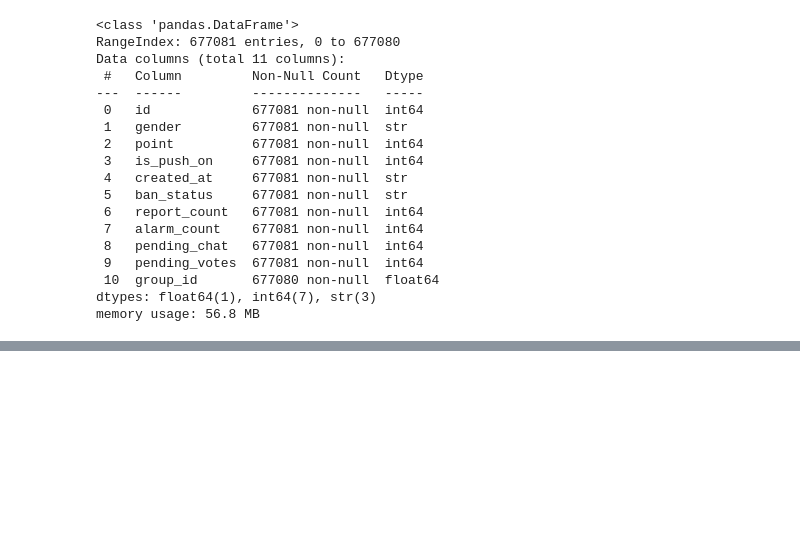
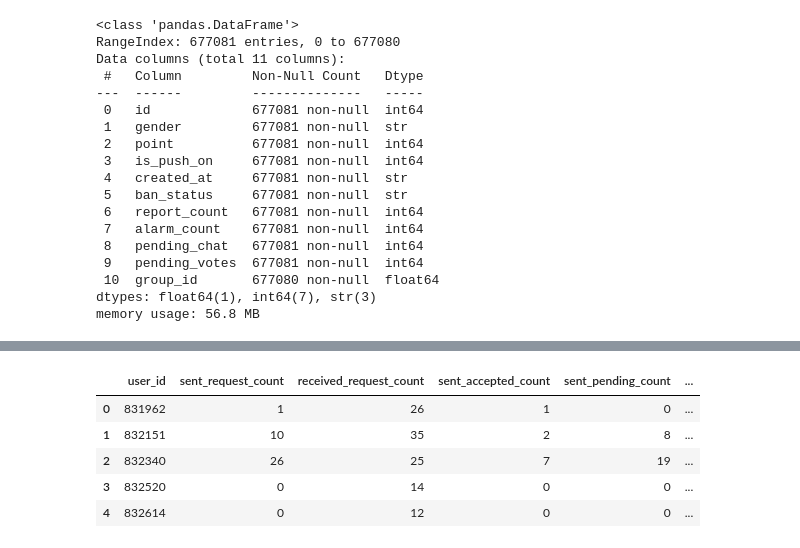
Before and after one commit to DA15-Lab/team4-final-project, a Jupyter notebook: notebooks/eda/eda-jsun.ipynb, the cells around one changed output, grey strips where cells are left out. Saved outputs shown, nothing was run; the diff lists cells and outputs as text; code cells hidden in the pictures; blank space fills up the shorter version.

```diff
--- a/notebooks/eda/eda-jsun.ipynb
+++ b/notebooks/eda/eda-jsun.ipynb
@@ -40,0 +312,30 @@ memory usage: 56.8 MB
+# %%
+friend_summary = (
+    friend_summary
+    .merge(sent_status, on="user_id", how="left")
+    .merge(received_status, on="user_id", how="left")
+)
+
+status_cols = [
+    "sent_accepted_count",
+    "sent_pending_count",
+    "sent_rejected_count",
+    "received_accepted_count",
+    "received_pending_count",
+    "received_rejected_count",
+]
+
+friend_summary[status_cols] = (
+    friend_summary[status_cols]
+    .fillna(0)
+    .astype(int)
+)
+
+friend_summary.head()
+# %% [output]
+|  | user_id | sent_request_count | received_request_count | sent_accepted_count | sent_pending_count | ... |
+| 0 | 831962 | 1 | 26 | 1 | 0 | ... |
+| 1 | 832151 | 10 | 35 | 2 | 8 | ... |
+| 2 | 832340 | 26 | 25 | 7 | 19 | ... |
+| 3 | 832520 | 0 | 14 | 0 | 0 | ... |
+| 4 | 832614 | 0 | 12 | 0 | 0 | ... |
```
Also changed, not shown: parts of 48 cells of this notebook.
